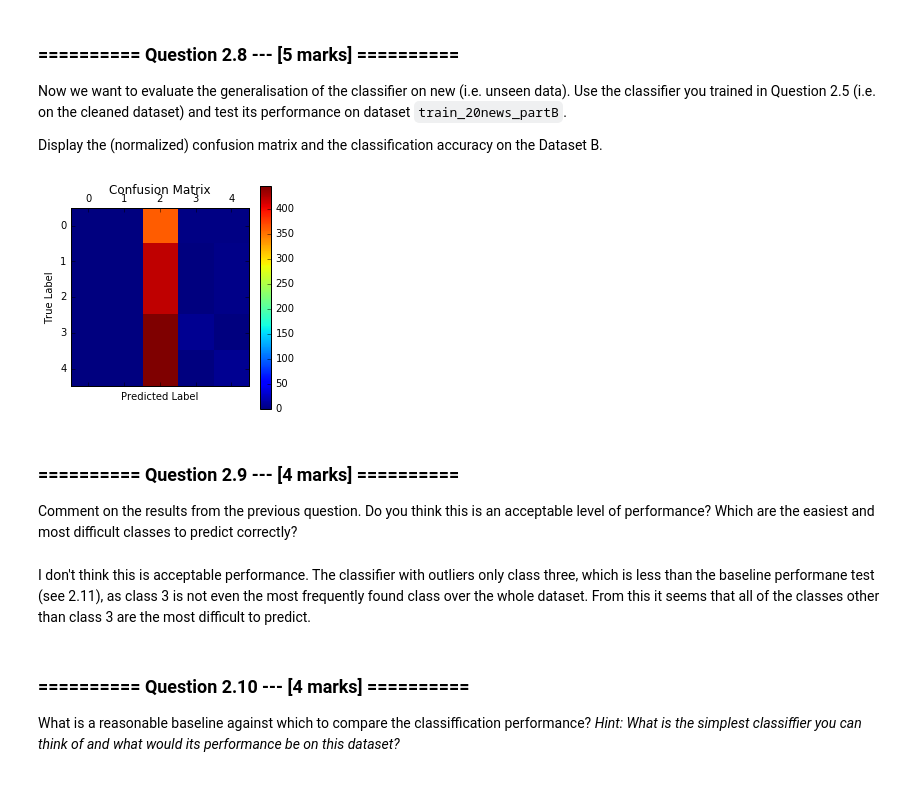
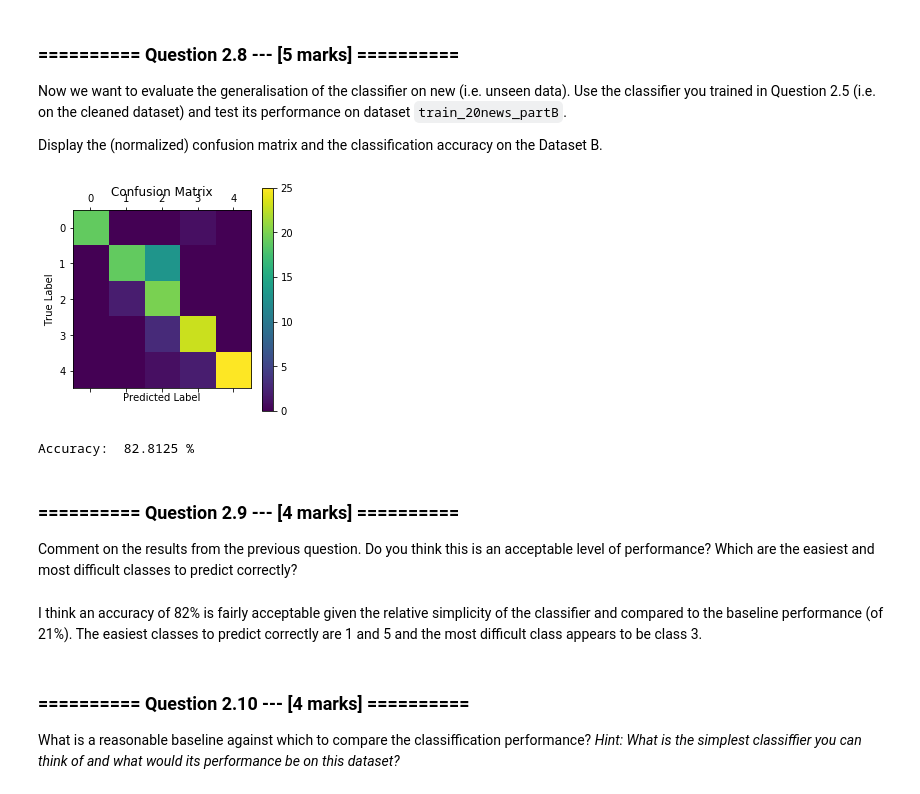
Before and after one commit to hirshagarwal/iaml2017, a Jupyter notebook: Agarwal Assignment 1.ipynb, the cells around one changed output. Cells and saved outputs as stored; diff of their text form; code cells hidden in the pictures.

```diff
--- a/Agarwal Assignment 1.ipynb
+++ b/Agarwal Assignment 1.ipynb
@@ -343,21 +343,28 @@ Now we want to evaluate the generalisation of the classifier on new (i.e. unseen
 Display the (normalized) confusion matrix and the classification accuracy on the Dataset B.
 # %%
 # Compute confusion matrix and set
-cm_outliers = confusion_matrix(news_A_target_outliers, y_pred_outliers)
+y_pred_clean = gnb.fit(news_A_unlabeled, news_A_target).predict(newsB.copy().drop('class', axis=1))
+# Calculate confusion matrix
+cm_outliers = confusion_matrix(newsB['class'], y_pred_clean)
+# Display confusion matrix
 plt.matshow(cm_outliers)
 plt.title('Confusion Matrix')
 plt.colorbar()
 plt.ylabel('True Label')
 plt.xlabel('Predicted Label')
 plt.show()
+# Calculate and display accuracy
+accuracy = (newsB['class'] != y_pred_clean.T).sum()/y_pred_clean.shape[0]
+print("Accuracy: ", (1-accuracy)*100, "%")
 # %% [output]
-[figure, old version]
+[figure, new version]
+Accuracy:  82.8125 %
 # %% [markdown]
 ### ========== Question 2.9 --- [4 marks] ==========
 
 Comment on the results from the previous question. Do you think this is an acceptable level of performance? Which are the easiest and most difficult classes to predict correctly?
-# %% [markdown]
-I don't think this is acceptable performance. The classifier with outliers only class three, which is less than the baseline performane test (see 2.11), as class 3 is not even the most frequently found class over the whole dataset. From this it seems that all of the classes other than class 3 are the most difficult to predict.
+# %% [markdown]
+I think an accuracy of 82% is fairly acceptable given the relative simplicity of the classifier and compared to the baseline performance (of 21%). The easiest classes to predict correctly are 1 and 5 and the most difficult class appears to be class 3.
 # %% [markdown]
 ### ========== Question 2.10 --- [4 marks] ==========
 What is a reasonable baseline against which to compare the classiffication performance? *Hint: What is the simplest classiffier you can think of and what would its performance be on this dataset?*
```
Also changed, not shown: parts of 9 cells of this notebook.
